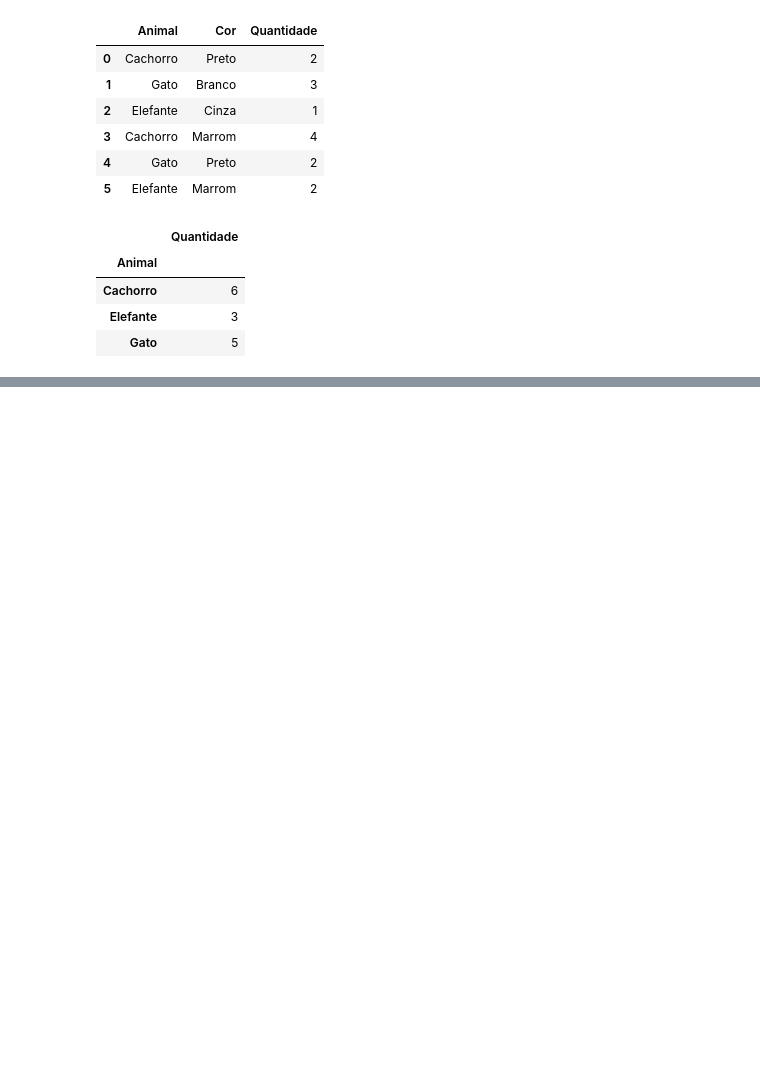
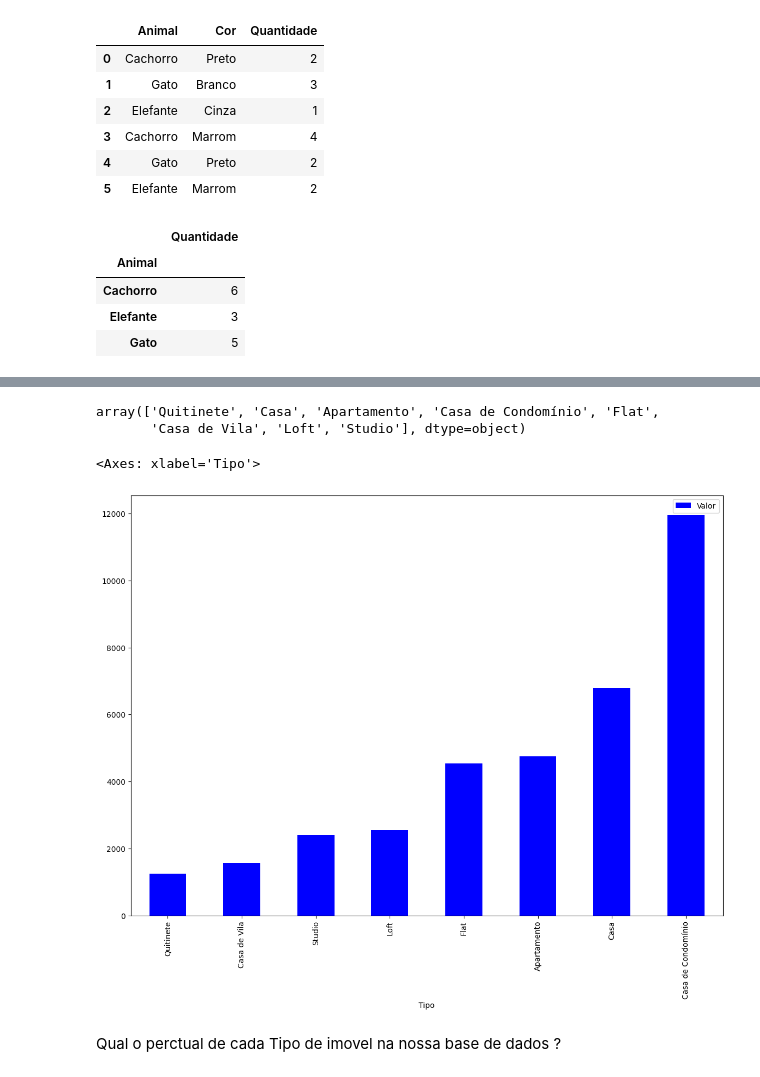
Before and after one commit to felipesayegg/Python-para-Data-Science, a Jupyter notebook: projeto_imobiliaria_Pandas.ipynb, the cells around one changed output, grey strips where cells are left out. Drawn from its saved outputs; the diff is of its cells as text; code cells hidden in the pictures; blank space fills up the shorter version.

```diff
--- a/projeto_imobiliaria_Pandas.ipynb
+++ b/projeto_imobiliaria_Pandas.ipynb
@@ -434,0 +482,15 @@ df.groupby(['Animal', 'Cor'])[['Quantidade']].sum() #  Podemos também usar o m
+# %%
+df = dados.query('@imoveis_comerciais not in Tipo')# usei o not na query assim ele tira os imoveis selecionados na lista
+# %%
+df.Tipo.unique() # visualizando os tipos de imovel
+# %% [output]
+array(['Quitinete', 'Casa', 'Apartamento', 'Casa de Condomínio', 'Flat',
+       'Casa de Vila', 'Loft', 'Studio'], dtype=object)
+# %%
+df_preço_tipo = df.groupby('Tipo')[['Valor']].mean().sort_values('Valor')
+df_preço_tipo.plot(kind='bar', figsize=(14,10), color='blue') # chamando datframe e usando plot para plotar grafico de barras e o tamnho e a cor
+# %% [output]
+<Axes: xlabel='Tipo'>
+[figure, added]
+# %% [markdown]
+Qual o perctual de cada Tipo de imovel na nossa base de dados ?
```
Also changed, not shown: parts of 78 cells of this notebook.
